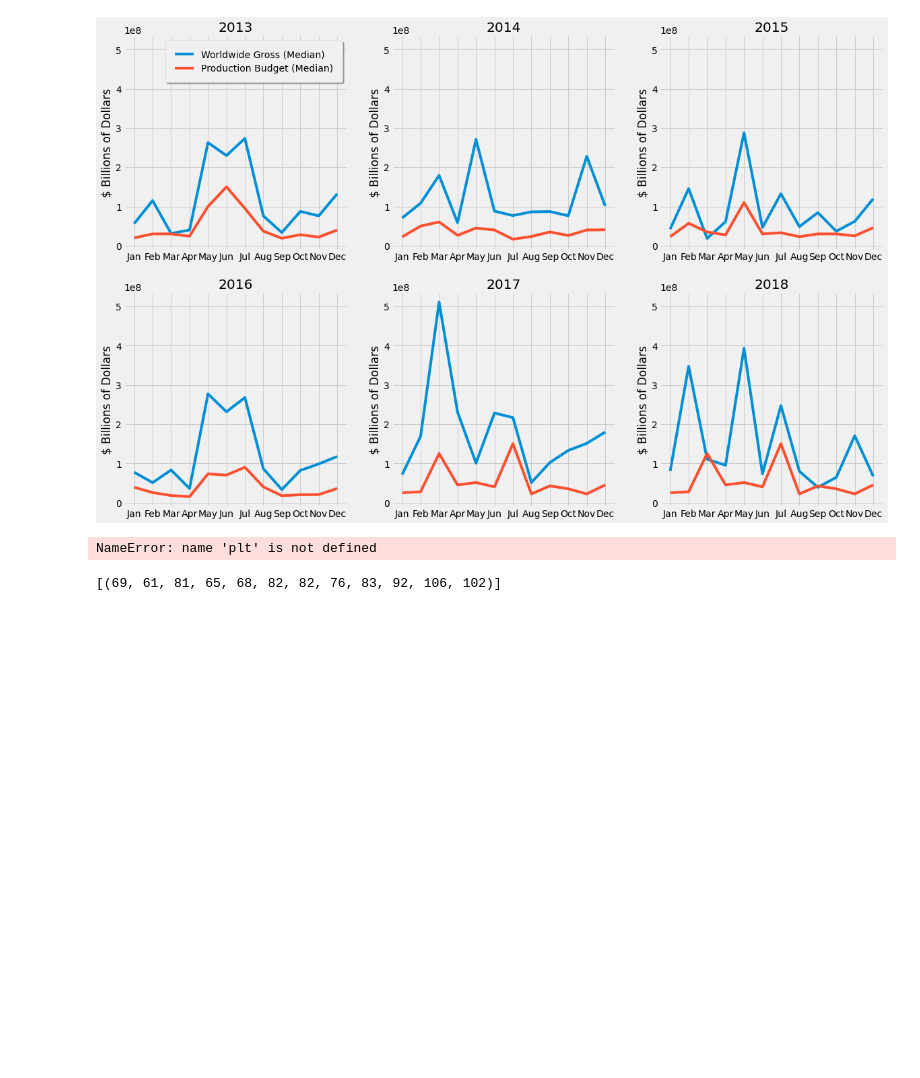
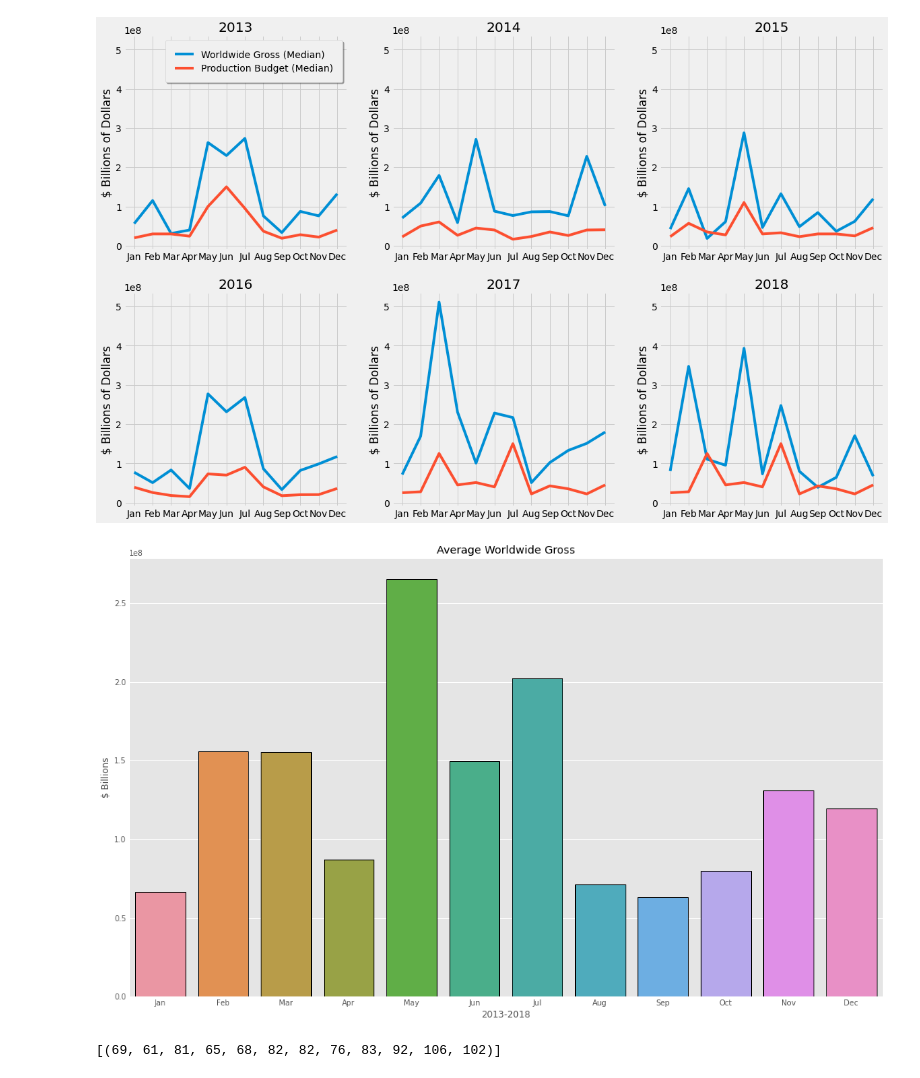
Before and after one commit to 281clo/microsoft-movie-analysis, a Jupyter notebook: Index.ipynb, the cells around one changed output. Saved outputs shown, nothing was run; the diff lists cells and outputs as text; code cells hidden in the pictures; blank space fills up the shorter version.

```diff
--- a/Index.ipynb
+++ b/Index.ipynb
@@ -595,15 +595,15 @@ ax[0,0].legend(fancybox=True, framealpha=1, shadow=True, borderpad=1);
 # %%
 # Plot the average of the past 6 years
 plt.style.use('ggplot')
 fig, ax = plt.subplots(figsize = (16, 10))
 x = months
 y = average_gross
-sns.barplot(x=x, y=y, edgecolor = 'black')
+sns.barplot(x=x, y=y, edgecolor = 'black', linewidth=1)
 ax.set_title('Average Worldwide Gross')
 ax.set_xlabel('2013-2018')
 ax.set_ylabel('$ Billions');
 # %% [output]
-NameError: name 'plt' is not defined
+[figure, added]
 # %%
 # Create a months dataframe to filter results per month
 column_names = months
```
Also changed, not shown: parts of 3 cells of this notebook, 7 other files.
